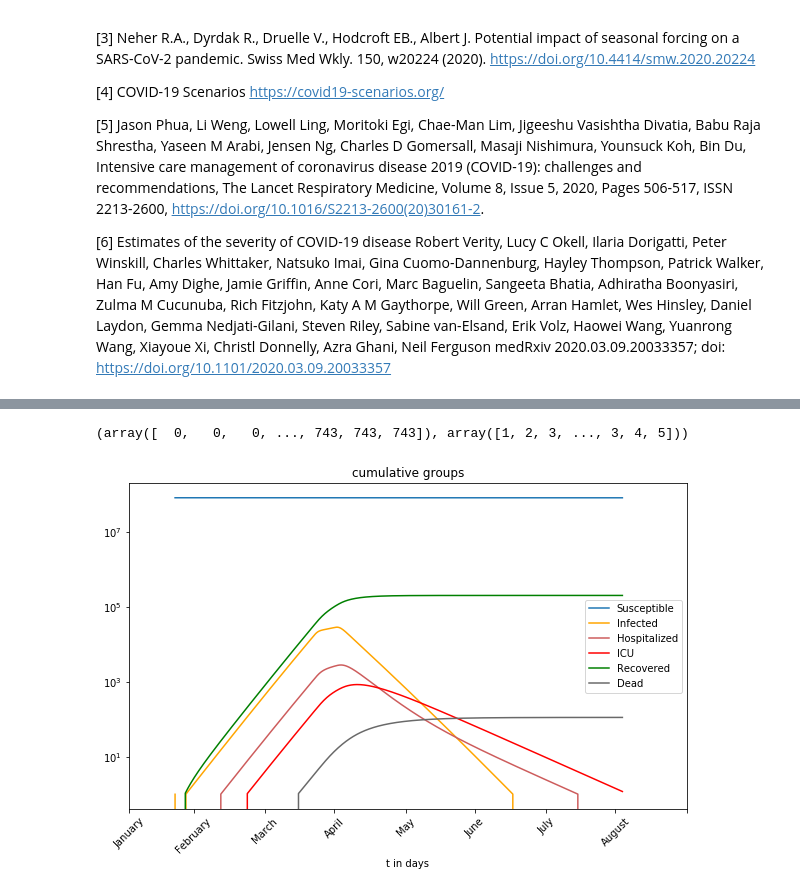
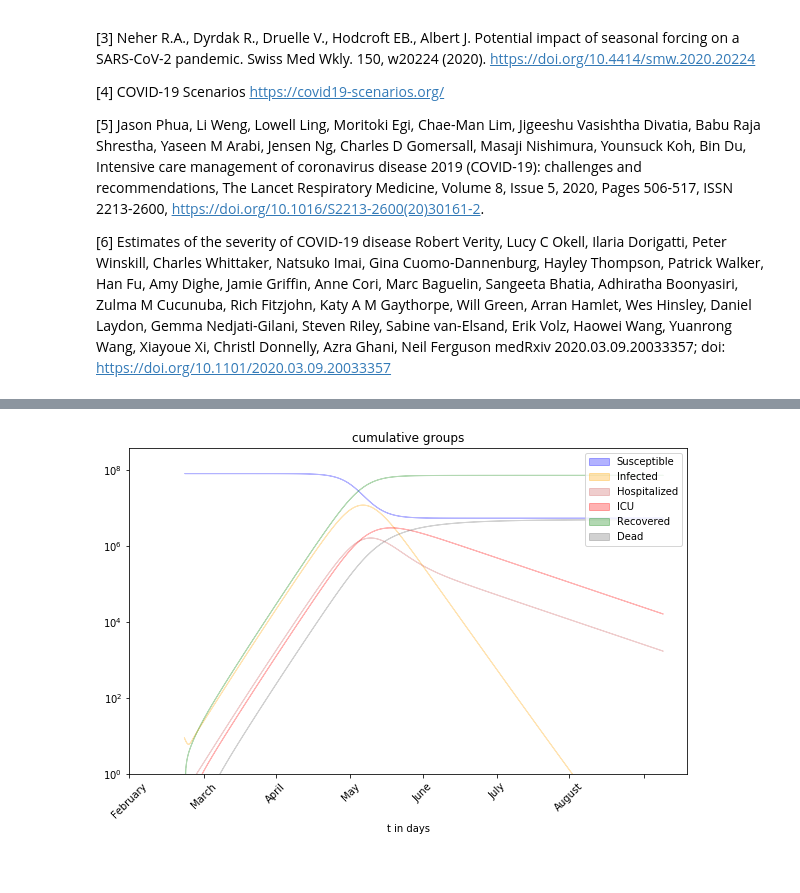
Before and after one commit to GeorgWa/CSB2020_1, a Jupyter notebook: 5_.ipynb, the cells around one changed output, grey strips where cells are left out. Drawn from its saved outputs; the diff is of its cells as text; code cells hidden in the pictures.

Commit message:
parameter intervals

```diff
--- a/5_.ipynb
+++ b/5_.ipynb
@@ -157,32 +234,47 @@ def system(v,t):
-# %%
-t = np.linspace(20,214,186*4)
-
-N = 82927922
-
-v0 = [N-1,0,0,0,1,0,0,0,0]
-
-solution = odeint(system, v0, t)
-
-larger = np.where(solution < 1)
-solution[larger] = 0
-print(larger)
-
-plt.plot(t,solution[:,0], label=r"Susceptible")
-plt.plot(t,solution[:,4], label=r"Infected", c="orange")
-plt.plot(t,solution[:,5], label=r"Hospitalized", c="indianred")
-plt.plot(t,solution[:,6], label=r"ICU", c="red")
-plt.plot(t,solution[:,7], label=r"Recovered", c="green")
-plt.plot(t,solution[:,8], label=r"Dead", c="dimgrey")
-
-plt.title("cumulative groups")
-plt.xlabel("t in days")
-plt.legend(loc='best')
-fig = plt.gcf()
-plt.yscale("log")
-fig.set_size_inches(10, 6)
-plt.xticks([0, 28, 59, 89, 120, 150, 181, 211, 242, ],
-           ["January", 'February', "March", "April", "May", "June", "July", "August"], rotation=45)
-plt.show()
-# %% [output]
-(array([  0,   0,   0, ..., 743, 743, 743]), array([1, 2, 3, ..., 3, 4, 5]))
-[figure, removed]
+# %%
+germanPopulation = np.array([
+    7880902,
+    7930616,
+    9377359,
+    10872019,
+    10243351,
+    13488393,
+    10644140,
+    7471414,
+    5875748])
+
+ageParameters = np.array([
+    [0.05, 0.01, 0.05, 0.30, 0.0],
+    [0.05, 0.03, 0.10, 0.30, 0.0],
+    [0.10, 0.03, 0.10, 0.30, 0.0],
+    [0.15, 0.03, 0.15, 0.30, 0.0],
+    [0.20, 0.06, 0.20, 0.30, 0.0],
+    [0.25, 0.10, 0.25, 0.40, 0.0],
+    [0.30, 0.25, 0.35, 0.40, 0.0],
+    [0.40, 0.35, 0.45, 0.50, 0.0],
+    [0.50, 0.50, 0.55, 0.50, 0.0]
+])
+
+interventions = [
+    {"time": [75,365],
+         "reduction": [0.5,0.60]},
+     {"time": [89,365],
+         "reduction": [0.6,0.70]}]
+
+parameters = {
+   "seasonalForcing" : 0.10,
+    "t_max": 325,
+    "R0" : [3.2,3.8],
+    "t_l": 3,
+    "t_i": 3,
+    "t_h": 3,
+    "t_c": 14
+}
+
+model = Model(germanPopulation, ageParameters, parameters, interventions)
+#model.plotR0()
+model.setTime([51,250])
+model.simulate()
+model.plot()
+# %% [output]
+[figure, added]
```
Also changed, not shown: parts of 4 cells of this notebook, 1 other file.
